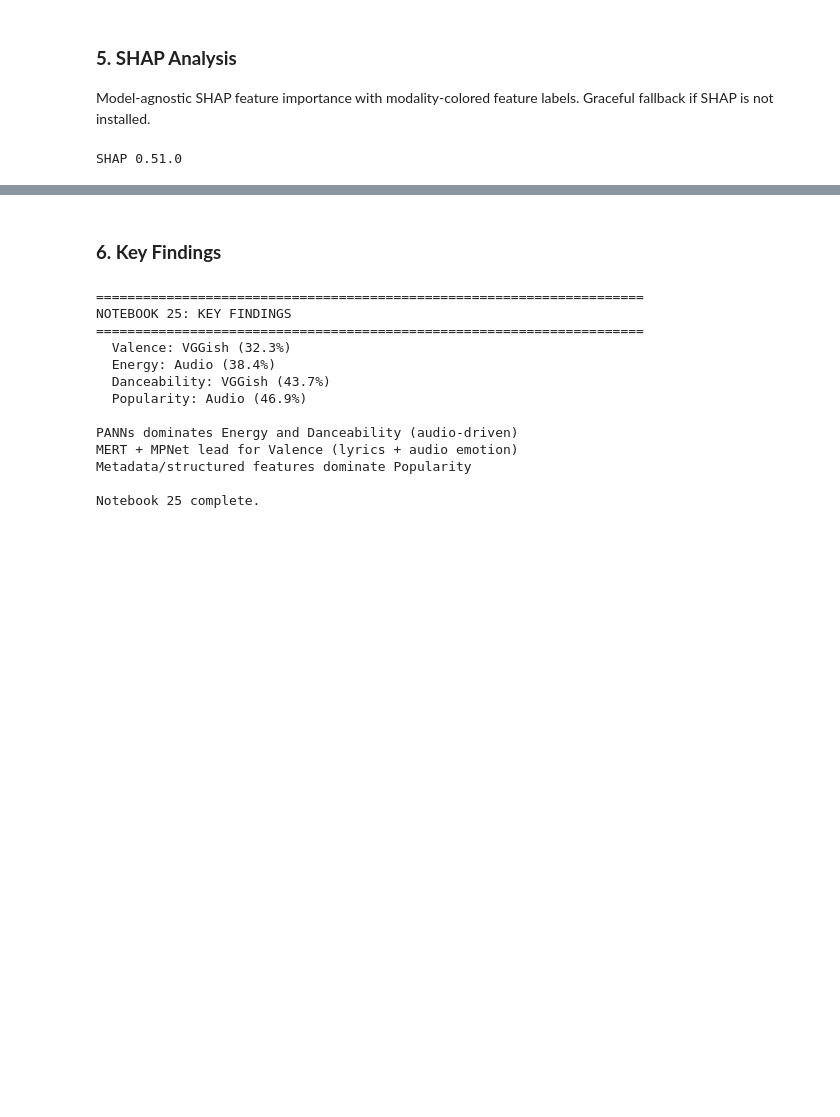
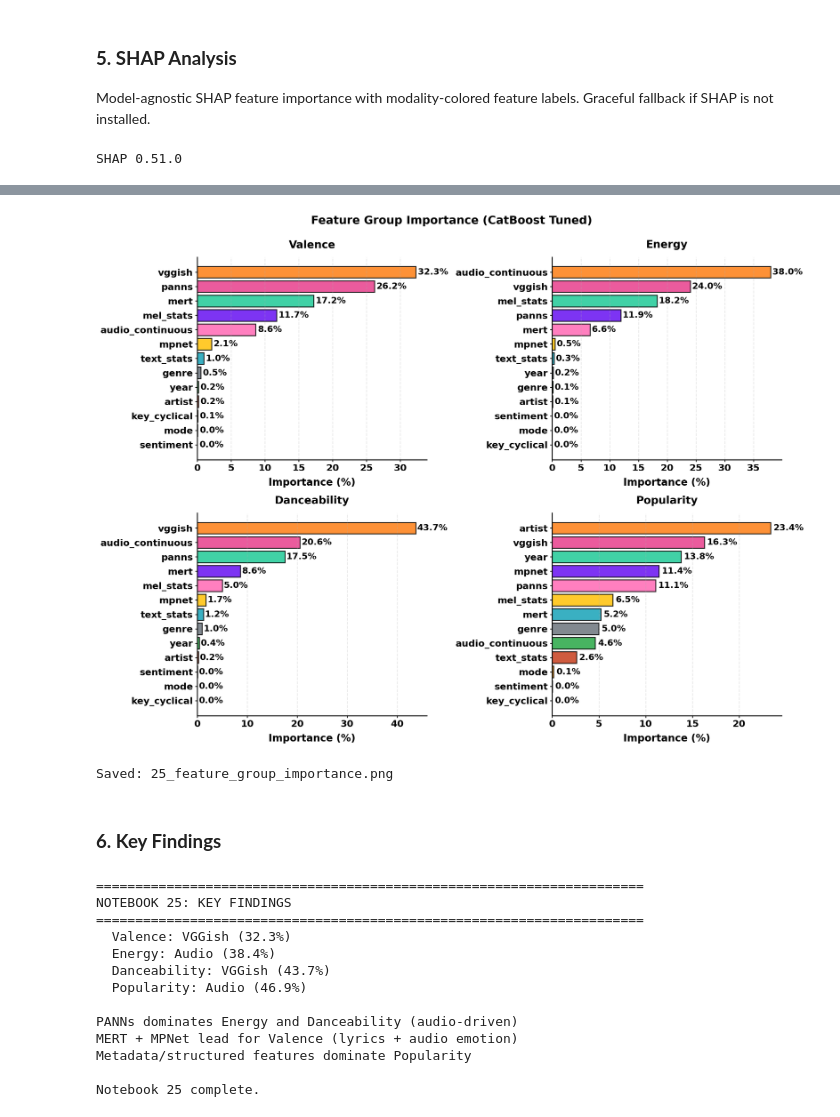
Before and after one commit to essteec/music-prediction, a Jupyter notebook: notebooks/25_thesis_comprehensive_feature_modality_importance.ipynb, the cells around one changed output, grey strips where cells are left out. Drawn from its saved outputs; the diff is of its cells as text; code cells hidden in the pictures; blank space fills up the shorter version.

```diff
--- a/notebooks/25_thesis_comprehensive_feature_modality_importance.ipynb
+++ b/notebooks/25_thesis_comprehensive_feature_modality_importance.ipynb
@@ -225,3 +255,52 @@ Saved: 25_shap_modality_contribution.png
+# %%
+# Feature group importance with normalized percentages
+def create_feature_groups():
+    return {
+        'audio_continuous': list(range(0, 7)),
+        'year': [7],
+        'mode': [8],
+        'key_cyclical': [9, 10],
+        'genre': list(range(11, 21)),
+        'artist': [21, 22],
+        'text_stats': list(range(23, 28)),
+        'sentiment': list(range(28, 30)),
+        'mpnet': list(range(30, 798)),
+        'vggish': list(range(798, 926)),
+        'mert': list(range(926, 1694)),
+        'panns': list(range(1694, 3742)),
+        'mel_stats': list(range(3742, 4254)),
+    }
+
+def aggregate_by_group(imp_values, groups):
+    raw={g: sum(imp_values[i] for i in idx if i < len(imp_values)) for g, idx in groups.items()}
+    total=sum(raw.values()); return {k:v/total*100 for k,v in raw.items()}
+
+if not dummy:
+    fg=create_feature_groups()
+    colors=['#2E86AB','#A23B72','#F18F01','#C73E1D','#28A745','#6C757D','#17A2B8','#FFC107','#FF69B4','#6610F2','#20C997','#E83E8C','#FD7E14']
+    fig,axes=plt.subplots(2,2,figsize=(16,12))
+    for ax,t,tl in zip(axes.flatten(),TARGETS,TLABELS):
+        gi=aggregate_by_group(imp[t],fg)
+        sgi=pd.Series(gi).sort_values(ascending=True)
+        bars=ax.barh(range(len(sgi)),sgi.values,color=colors[:len(sgi)],edgecolor='black',alpha=0.85,linewidth=1.5)
+        ax.set_yticks(range(len(sgi)))
+        ax.set_yticklabels(sgi.index,fontweight='bold',fontsize=15)
+        ax.set_xlabel('Importance (%)',fontsize=16,fontweight='bold',labelpad=8)
+        ax.set_title(f'{tl}',fontsize=17,fontweight='bold',pad=15)
+        ax.grid(True,alpha=0.3,axis='x',linestyle='--',linewidth=1.2)
+        ax.spines['top'].set_visible(False); ax.spines['right'].set_visible(False)
+        ax.spines['left'].set_linewidth(1.5); ax.spines['bottom'].set_linewidth(1.5)
+        ax.tick_params(axis='both',width=1.2)
+        for bar,val in zip(bars,sgi.values):
+            ax.text(val+0.3,bar.get_y()+bar.get_height()/2,f'{val:.1f}%',va='center',fontsize=14,fontweight='bold')
+        plt.setp(ax.get_xticklabels(),fontsize=15,fontweight='bold')
+    plt.suptitle('Feature Group Importance (CatBoost Tuned)',fontsize=18,fontweight='bold',y=0.995)
+    plt.tight_layout(); fig.savefig(IMGS/'25_feature_group_importance.png',dpi=300,bbox_inches='tight'); plt.show()
+    print('Saved: 25_feature_group_importance.png')
+else: print('Skipping: no models loaded')
+# %% [output]
+[figure, added]
+Saved: 25_feature_group_importance.png
 # %% [markdown]
 ## <span style="font-size:14pt; font-weight:bold;">6. Key Findings</span>
 # %%
```
Also changed, not shown: parts of 2 cells of this notebook, 7 other files.
